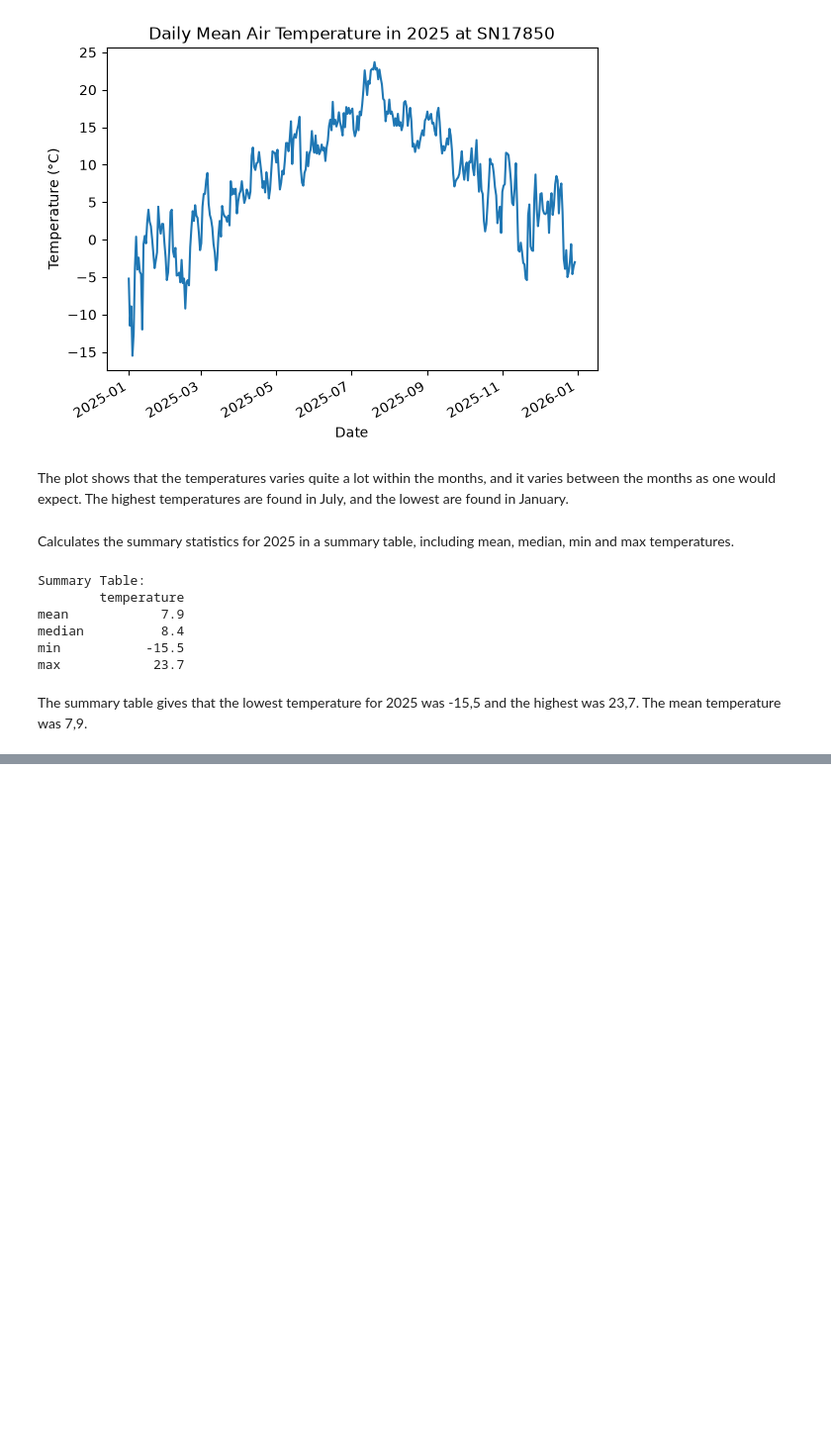
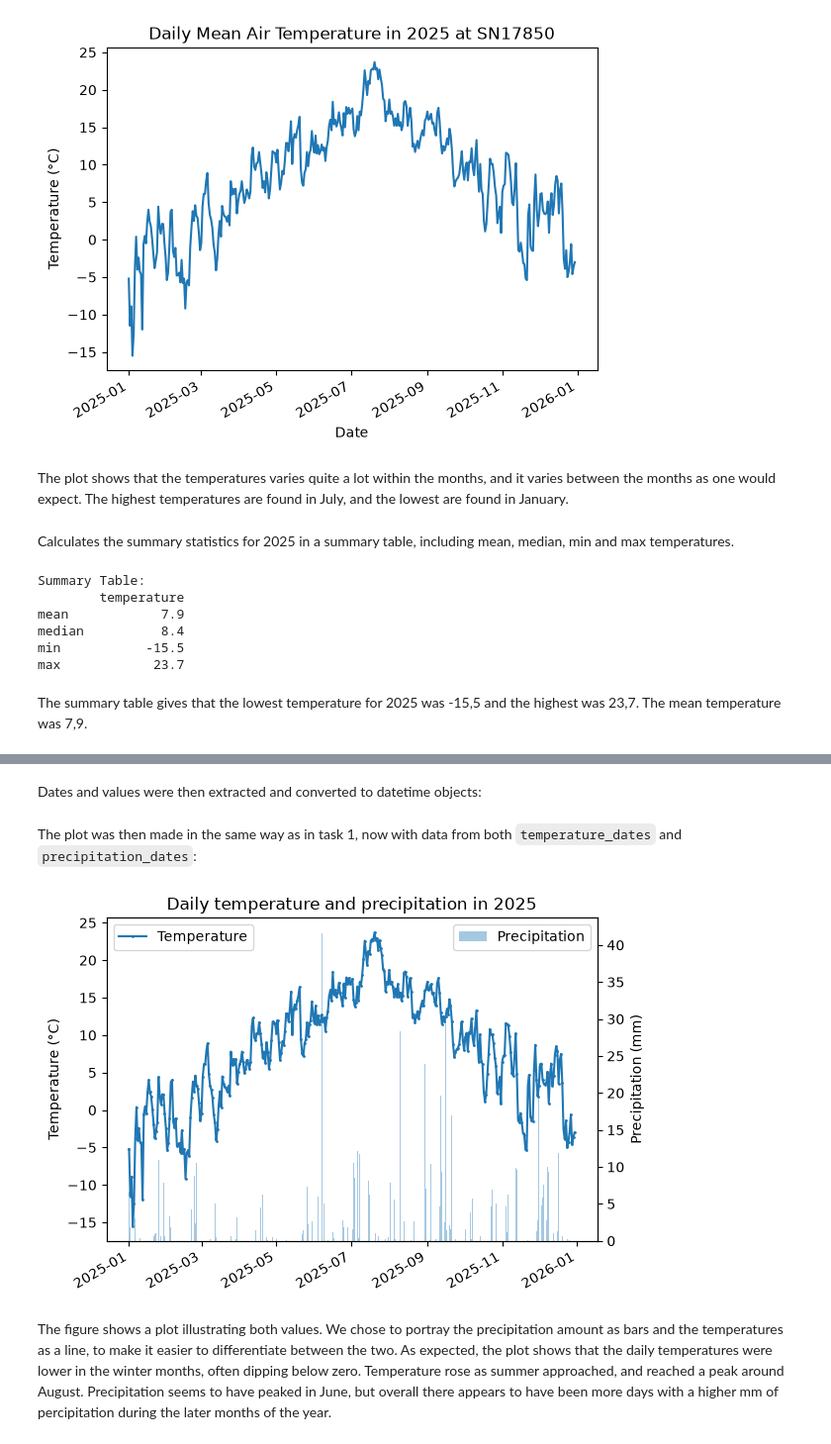
Before and after one commit to amaliemeltvedt/Deliverable_1, a Jupyter notebook: Deliverable_1.ipynb, the cells around one changed output, grey strips where cells are left out. Shown at 99% size. Cells and saved outputs as stored; diff of their text form; code cells hidden in the pictures; blank space fills up the shorter version.

Commit message:
added tasks to ipynb file and fixed a problem in task 5

```diff
--- a/Deliverable_1.ipynb
+++ b/Deliverable_1.ipynb
@@ -105,0 +140,55 @@ The summary table gives that the lowest temperature for 2025 was -15,5 and the h
+# %% [markdown]
+Dates and values were then extracted and converted to datetime objects:
+# %%
+# Extract dates and values for temperature
+temperature_dates = [
+    item["referenceTime"] for item in temperature_data    # kan kanskje fjerne !!!
+]
+temperatures = [
+    item["observations"][0]["value"] for item in temperature_data # kan kanskje fjerne!!!
+]
+
+# Extract dates and values for precipitation
+precipitation_dates = [
+    item["referenceTime"] for item in precipitation_data
+]
+precipitation = [
+    item["observations"][0]["value"] for item in precipitation_data
+]
+
+# Convert dates to datetime objects
+temperature_dates = pd.to_datetime(temperature_dates) # kan kanskje fjerne!!
+precipitation_dates = pd.to_datetime(precipitation_dates)
+# %% [markdown]
+The plot was then made in the same way as in task 1, now with data from both `temperature_dates` and `precipitation_dates`:
+# %%
+# Making the plot
+fig, ax1 = plt.subplots()
+
+# For temperature
+ax1.plot(
+    temperature_dates, temperatures,
+    marker=".", markersize=2, label="Temperature"
+)
+ax1.set_ylabel("Temperature (°C)")
+
+# For precipitation
+ax2 = ax1.twinx()
+ax2.bar(
+    precipitation_dates, precipitation,
+    width=0.5, alpha=0.4, label="Precipitation"
+)
+ax2.set_ylabel("Precipitation (mm)")
+
+# Adding legend for readability
+ax1.legend(loc="upper left")
+ax2.legend(loc="upper right")
+
+# Adding title
+plt.title("Daily temperature and precipitation in 2025")
+fig.autofmt_xdate()
+plt.show()
+# %% [output]
+[figure, added]
+# %% [markdown]
+The figure shows a plot illustrating both  values. We chose to portray the precipitation amount as bars and the temperatures as a line, to make it easier to differentiate between the two. As expected, the plot shows that the daily temperatures were lower in the winter months, often dipping below zero. Temperature rose as summer approached, and reached a peak around August. Precipitation seems to have peaked in June, but overall there appears to have been more days with a higher mm of percipitation during the later months of the year.
```
Also changed, not shown: parts of 19 cells of this notebook, 2 other files.
